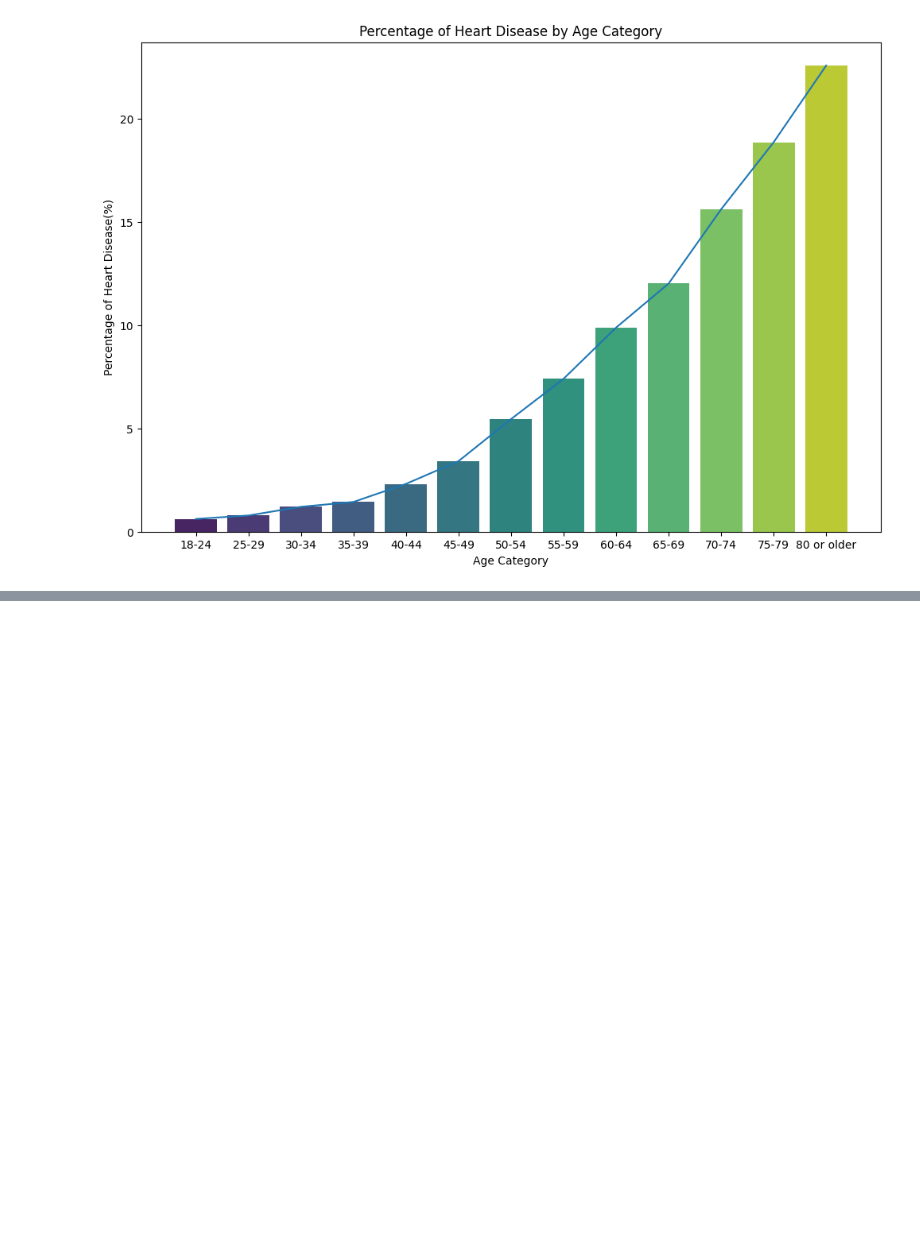
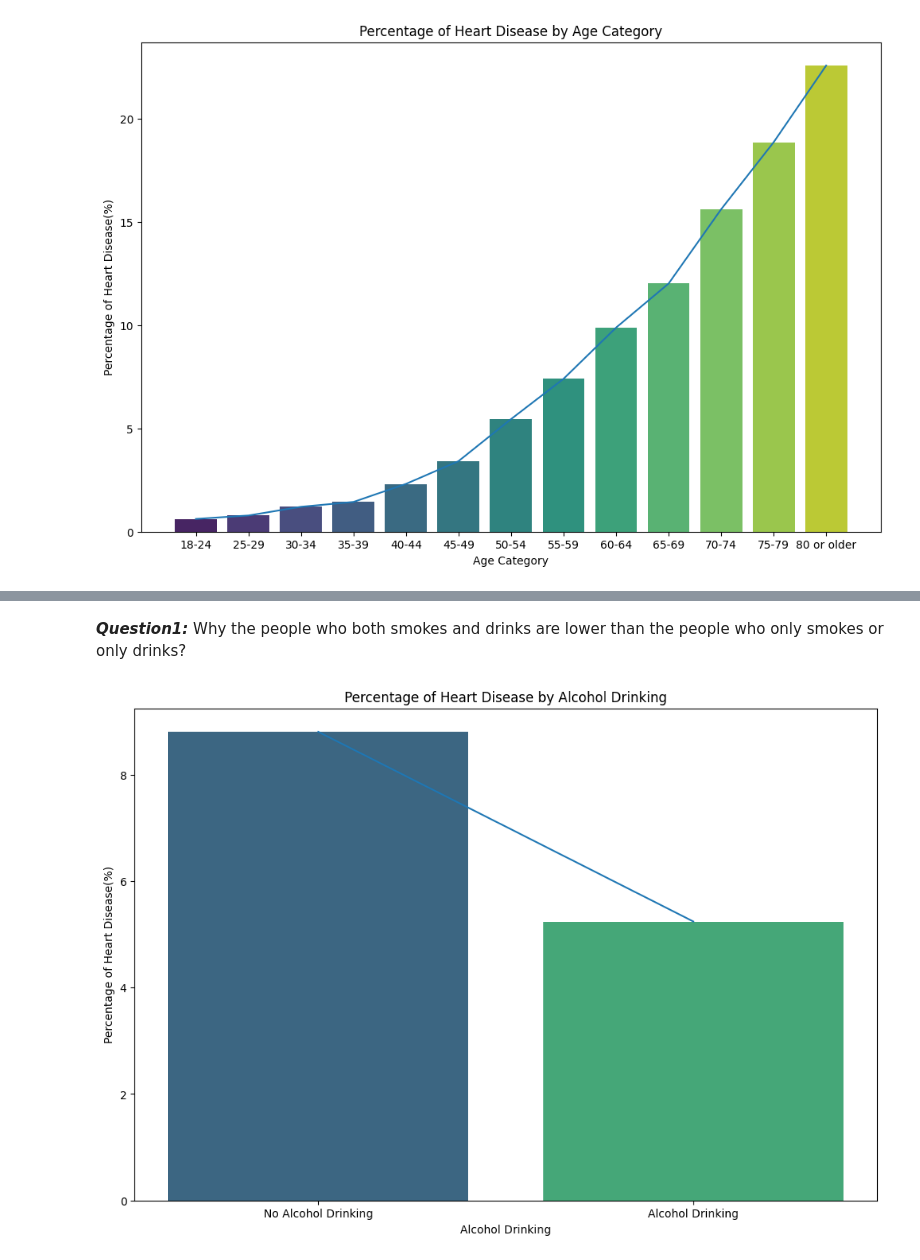
Before and after one commit to moranxuege/2024Research_SU, a Jupyter notebook: Analysis/2020_EDA.ipynb, the cells around one changed output, grey strips where cells are left out. Saved outputs shown, nothing was run; the diff lists cells and outputs as text; code cells hidden in the pictures; blank space fills up the shorter version.

```diff
--- a/Analysis/2020_EDA.ipynb
+++ b/Analysis/2020_EDA.ipynb
@@ -193,0 +236,15 @@ plt.show()
+# %% [markdown]
+***Question1:***
+Why the people who both smokes and drinks are lower than the people who only smokes or only drinks?
+# %%
+alcohol = data_sd.groupby('AlcoholDrinking')['HeartDisease'].mean() * 100
+plt.figure(figsize=(12, 8))
+plt.xticks([0, 1], ['No Alcohol Drinking', 'Alcohol Drinking'])
+sns.barplot(x=alcohol.index, y=alcohol.values, palette='viridis')
+sns.lineplot(x=alcohol.index, y=alcohol.values, palette='viridis')
+plt.title('Percentage of Heart Disease by Alcohol Drinking')
+plt.xlabel('Alcohol Drinking')
+plt.ylabel('Percentage of Heart Disease(%)')
+plt.show()
+# %% [output]
+[figure, added]
```
Also changed, not shown: parts of 6 cells of this notebook.
